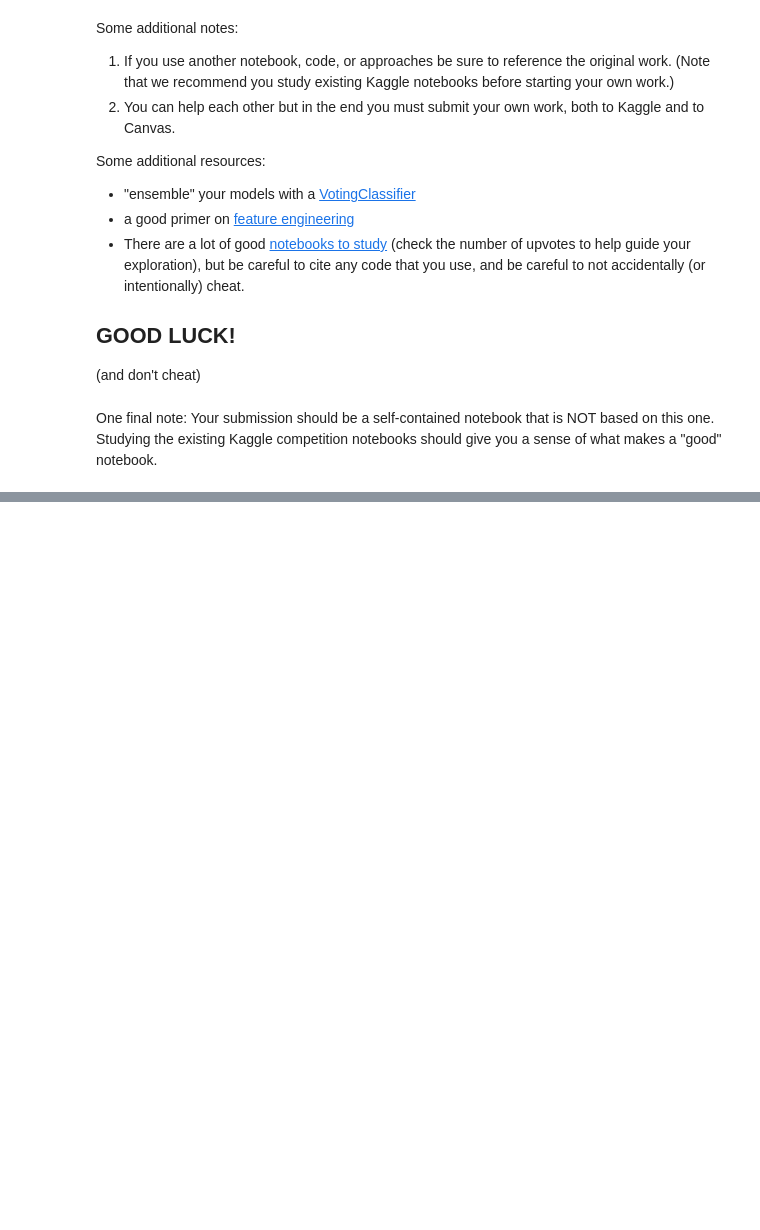
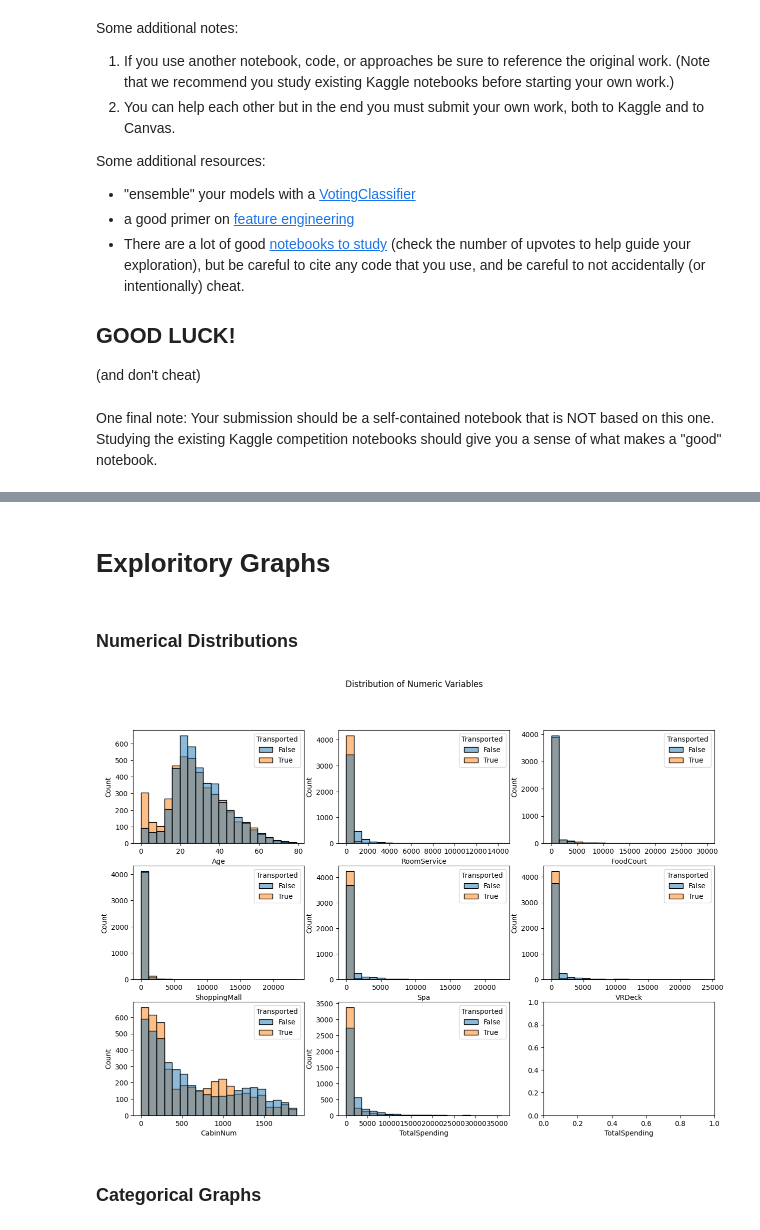
Before and after one commit to Mattcalcaterra/si618classwork, a Jupyter notebook: homework/SI_618_Homework_07.ipynb, the cells around one changed output, grey strips where cells are left out. Cells and saved outputs as stored; diff of their text form; code cells hidden in the pictures; blank space fills up the shorter version.

```diff
--- a/homework/SI_618_Homework_07.ipynb
+++ b/homework/SI_618_Homework_07.ipynb
@@ -55,0 +103,18 @@ give you a sense of what makes a "good" notebook.
+# %%
+# Seperate Cabin into Deck, Room, Side
+train_df["Cabin"] = train_df["Cabin"].str.split("/")
+train_df["Deck"], train_df["CabinNum"], train_df["Side"] = (
+    train_df["Cabin"].str[0],
+    train_df["Cabin"].str[1].astype(float),
+    train_df["Cabin"].str[2],
+)
+train_df.drop("Cabin", axis=1, inplace=True)
+# %%
+# Create total spending column
+train_df["TotalSpending"] = (
+    train_df["RoomService"]
+    + train_df["FoodCourt"]
+    + train_df["ShoppingMall"]
+    + train_df["Spa"]
+    + train_df["VRDeck"]
+)
@@ -55,0 +159,45 @@ give you a sense of what makes a "good" notebook.
+# %% [markdown]
+# Exploritory Graphs
+# %% [markdown]
+### Numerical Distributions
+# %%
+# Get numeric colummn names
+numeric_vars = train_df.select_dtypes(include="number").columns.tolist()
+
+# Establish subplots
+fig, axes = plt.subplots(3, 3, figsize=(15, 10))
+
+
+# Loop through numeric columns and plot histograms on subplots
+for i in range(len(numeric_vars)):
+    if i < 3:
+        sns.histplot(
+            data=train_df,
+            x=numeric_vars[i],
+            hue="Transported",
+            bins=20,
+            ax=axes[0, i],
+        )
+    elif i > 5:
+        sns.histplot(
+            data=train_df,
+            x=numeric_vars[i],
+            hue="Transported",
+            bins=20,
+            ax=axes[2, (i - 6)],
+        )
+    else:
+        sns.histplot(
+            data=train_df,
+            x=numeric_vars[i],
+            hue="Transported",
+            bins=20,
+            ax=axes[1, (i - 3)],
+        )
+    plt.xlabel(f"{numeric_vars[i]}")
+plt.suptitle(f"Distribution of Numeric Variables")
+plt.show()
+# %% [output]
+[figure, added]
+# %% [markdown]
+### Categorical Graphs
```
Also changed, not shown: parts of 12 cells of this notebook, 3 other files.
